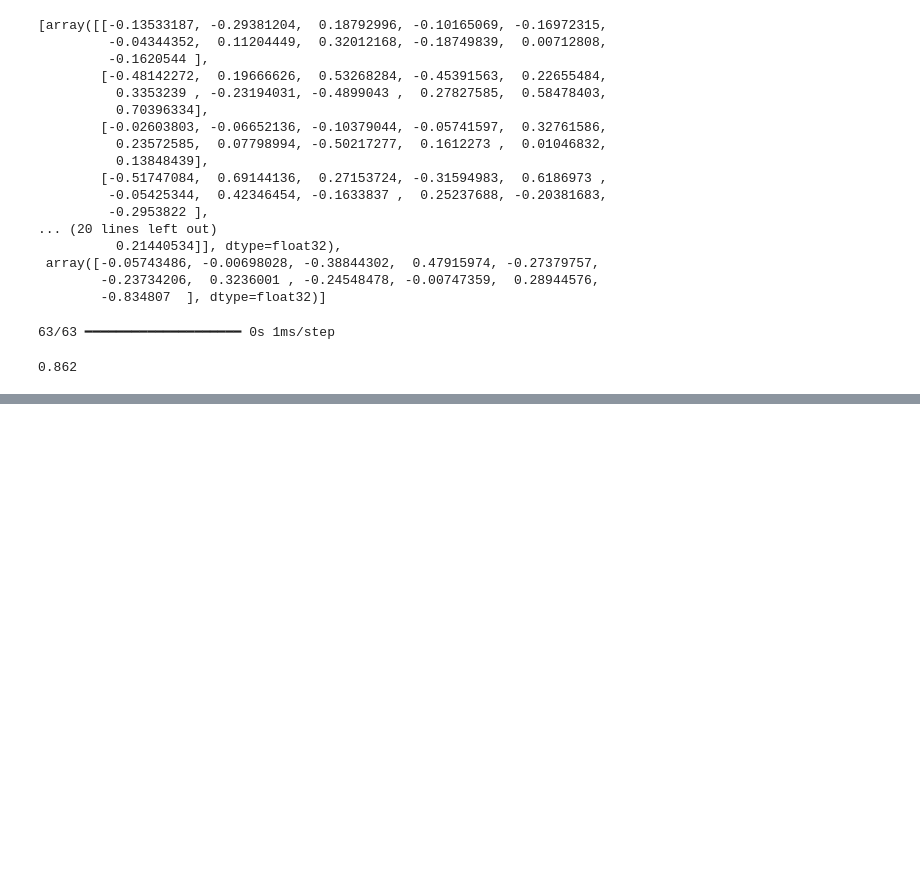
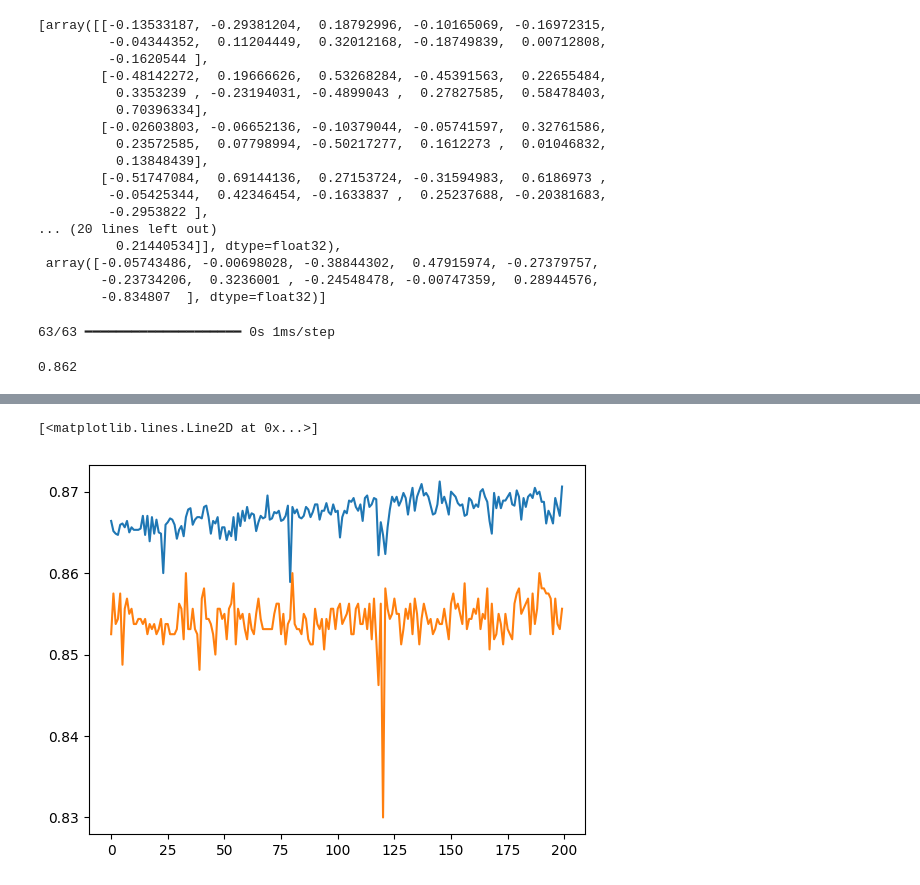
Before and after one commit to IbrahimBagwan1/deep-learning-projects, a Jupyter notebook: customer churn prediction/model.ipynb, the cells around one changed output, grey strips where cells are left out. Saved outputs shown, nothing was run; the diff lists cells and outputs as text; code cells hidden in the pictures; blank space fills up the shorter version.

```diff
--- a/customer churn prediction/model.ipynb
+++ b/customer churn prediction/model.ipynb
@@ -228,0 +254,6 @@ accuracy_score(y_test, y_pred)
+# %%
+plt.plot(history.history['accuracy'])
+plt.plot(history.history['val_accuracy'])
+# %% [output]
+[<matplotlib.lines.Line2D at 0x...>]
+[figure, added]
```
Also changed, not shown: parts of 3 cells of this notebook.
